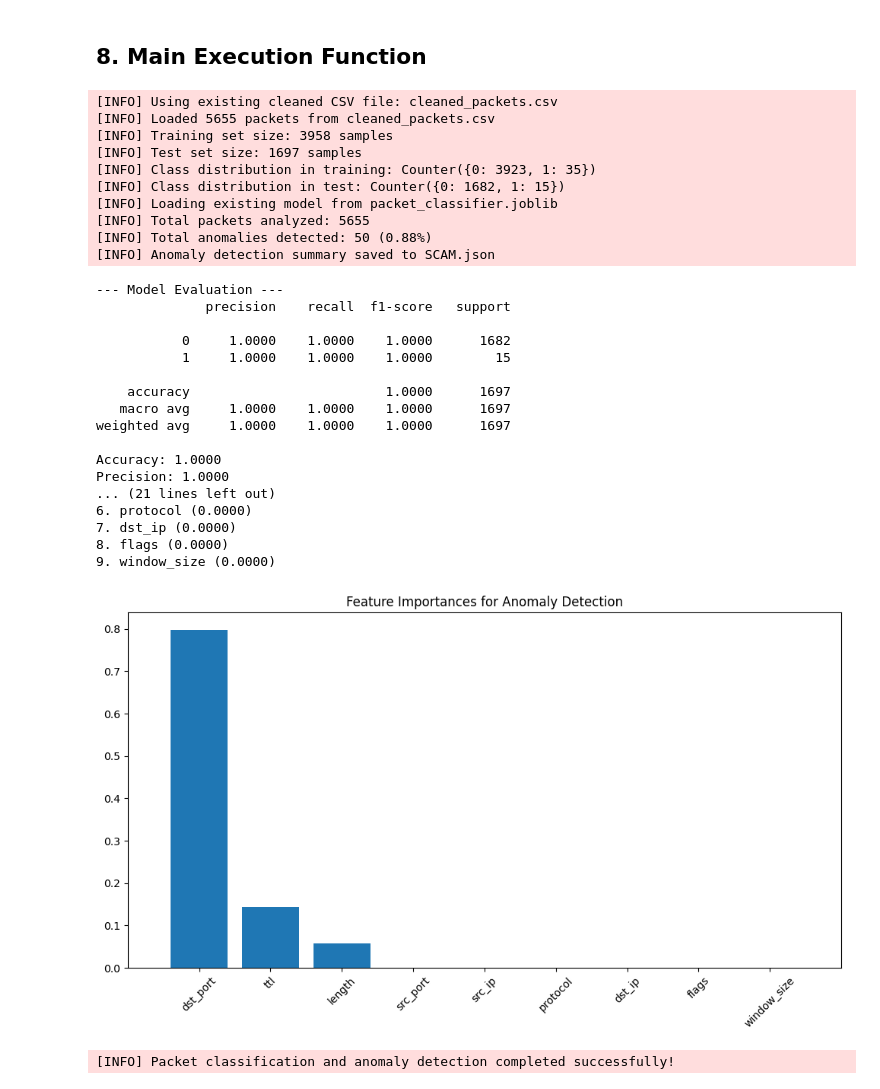
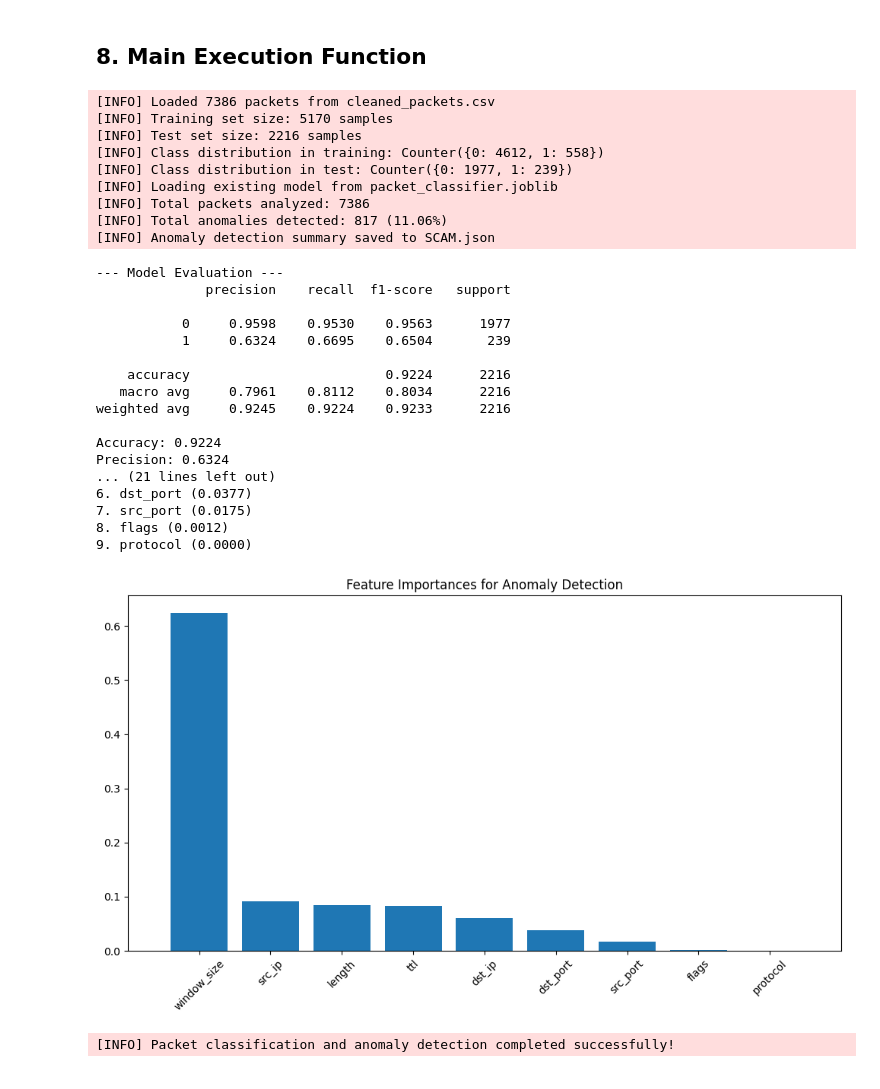
Before and after one commit to GowdaVarun/Network_traffic_anomaly_detection, a Jupyter notebook: packet_classification_improved.ipynb, the cells around one changed output. Drawn from its saved outputs; the diff is of its cells as text; code cells hidden in the pictures.

Commit message:
MODEL FIXED , capture.py has been changed (now includes ml codes)

```diff
--- a/packet_classification_improved.ipynb
+++ b/packet_classification_improved.ipynb
@@ -140,11 +139,14 @@ def load_data(timeout=5):
         if col in df.columns:
             df[col] = pd.to_numeric(df[col], errors='coerce').fillna(0).astype(int)
 
-    if 'label' in df.columns:
-        if df['label'].dtype == object:
-            df['label'] = df['label'].astype(str).str.lower().map({"good": 0, "bad": 1})
-        df['label'] = pd.to_numeric(df['label'], errors='coerce').fillna(0).astype(int)
-
+    # if 'label' in df.columns:
+    #     if df['label'].dtype == object:
+    #         df['label'] = df['label'].astype(str).str.lower().map({"good": 0, "bad": 1})
+    #     df['label'] = pd.to_numeric(df['label'], errors='coerce').fillna(0).astype(int)
+        # Map possible_anomaly field to label if present
+        if 'possible_anomaly' in df.columns:
+            df['label'] = df['possible_anomaly'].astype(str).str.lower().map({'yes': 1, 'no': 0})
+            df['label'] = pd.to_numeric(df['label'], errors='coerce').fillna(0).astype(int)
     df.head()
     return df
 # %% [markdown]
@@ -157,7 +159,10 @@ def prepare_data(df):
     # Select features and target
     features = ['src_ip', 'dst_ip', 'src_port', 'dst_port', 'protocol', 'flags', 'length', 'ttl', 'window_size']
     X = df[features]
-    y = df['label']
+    if 'possible_anomaly' in df.columns:
+            df['label'] = df['possible_anomaly'].astype(str).str.lower().map({'yes': 1, 'no': 0})
+            df['label'] = pd.to_numeric(df['label'], errors='coerce').fillna(0).astype(int)
+    y = df['label'] # Assuming 'possible_anomaly' is the target variable still okayyyyyyy
 
     # Split data into 70% training and 30% test sets
     X_train, X_test, y_train, y_test = train_test_split(
@@ -196,7 +201,11 @@ def train_and_save_model(X_train, y_train):
             min_samples_split=5,
             random_state=42
         )
+        # Remove existing model file if present before saving new one
+        if os.path.exists(MODEL_PATH):
+            os.remove(MODEL_PATH)
         model.fit(X_train, y_train)
+        #logic
 
         # Save the model
         joblib.dump(model, MODEL_PATH)
@@ -423,12 +432,12 @@ def main():
     try:
 
         # 0. Create cleaned CSV if it doesn't exist or force recreation
-        if not os.path.exists(CLEAN_CSV) :
-            logging.info("Creating cleaned CSV file...")
-            df_clean = create_cleaned_csv(RAW_CSV, CLEAN_CSV)
-            logging.info(f"Created cleaned CSV file: {CLEAN_CSV}")
-        else:
-            logging.info(f"Using existing cleaned CSV file: {CLEAN_CSV}")
+        # if not os.path.exists(CLEAN_CSV) :
+        #     logging.info("Creating cleaned CSV file...")
+        #     df_clean = create_cleaned_csv(RAW_CSV, CLEAN_CSV)
+        #     logging.info(f"Created cleaned CSV file: {CLEAN_CSV}")
+        # else:
+        #     logging.info(f"Using existing cleaned CSV file: {CLEAN_CSV}")
 
         # 1. Load the data
         df = load_data()
@@ -445,51 +454,50 @@ def main():
         # 5. Predict anomalies on full dataset
         df_with_predictions = predict_anomalies(model, df, features)
 
         # 6. Generate summary
         summary = generate_summary(df_with_predictions, validation_results)
 
         # 7. Feature importance
         analyze_feature_importance(model, features)
 
         return True
     except Exception as e:
         logging.error(f"Error in pipeline: {e}")
         return False
 
 # Execute the main function when running the notebook
 if __name__ == "__main__":
     success = main()
     if success:
         logging.info("Packet classification and anomaly detection completed successfully!")
     else:
         logging.error("Packet classification and anomaly detection failed!")
 # %% [output]
-[INFO] Using existing cleaned CSV file: cleaned_packets.csv
-[INFO] Loaded 5655 packets from cleaned_packets.csv
-[INFO] Training set size: 3958 samples
-[INFO] Test set size: 1697 samples
-[INFO] Class distribution in training: Counter({0: 3923, 1: 35})
-[INFO] Class distribution in test: Counter({0: 1682, 1: 15})
+[INFO] Loaded 7386 packets from cleaned_packets.csv
+[INFO] Training set size: 5170 samples
+[INFO] Test set size: 2216 samples
+[INFO] Class distribution in training: Counter({0: 4612, 1: 558})
+[INFO] Class distribution in test: Counter({0: 1977, 1: 239})
 [INFO] Loading existing model from packet_classifier.joblib
-[INFO] Total packets analyzed: 5655
-[INFO] Total anomalies detected: 50 (0.88%)
+[INFO] Total packets analyzed: 7386
+[INFO] Total anomalies detected: 817 (11.06%)
 [INFO] Anomaly detection summary saved to SCAM.json
 --- Model Evaluation ---
               precision    recall  f1-score   support
 
-           0     1.0000    1.0000    1.0000      1682
-           1     1.0000    1.0000    1.0000        15
+           0     0.9598    0.9530    0.9563      1977
+           1     0.6324    0.6695    0.6504       239
 
-    accuracy                         1.0000      1697
-   macro avg     1.0000    1.0000    1.0000      1697
-weighted avg     1.0000    1.0000    1.0000      1697
+    accuracy                         0.9224      2216
+   macro avg     0.7961    0.8112    0.8034      2216
+weighted avg     0.9245    0.9224    0.9233      2216
 
-Accuracy: 1.0000
-Precision: 1.0000
+Accuracy: 0.9224
+Precision: 0.6324
 ... (21 lines left out)
-6. protocol (0.0000)
-7. dst_ip (0.0000)
-8. flags (0.0000)
-9. window_size (0.0000)
+6. dst_port (0.0377)
+7. src_port (0.0175)
+8. flags (0.0012)
+9. protocol (0.0000)
-[figure, old version]
+[figure, new version]
 [INFO] Packet classification and anomaly detection completed successfully!
```
Also changed, not shown: parts of 7 cells of this notebook, 2 other files.
